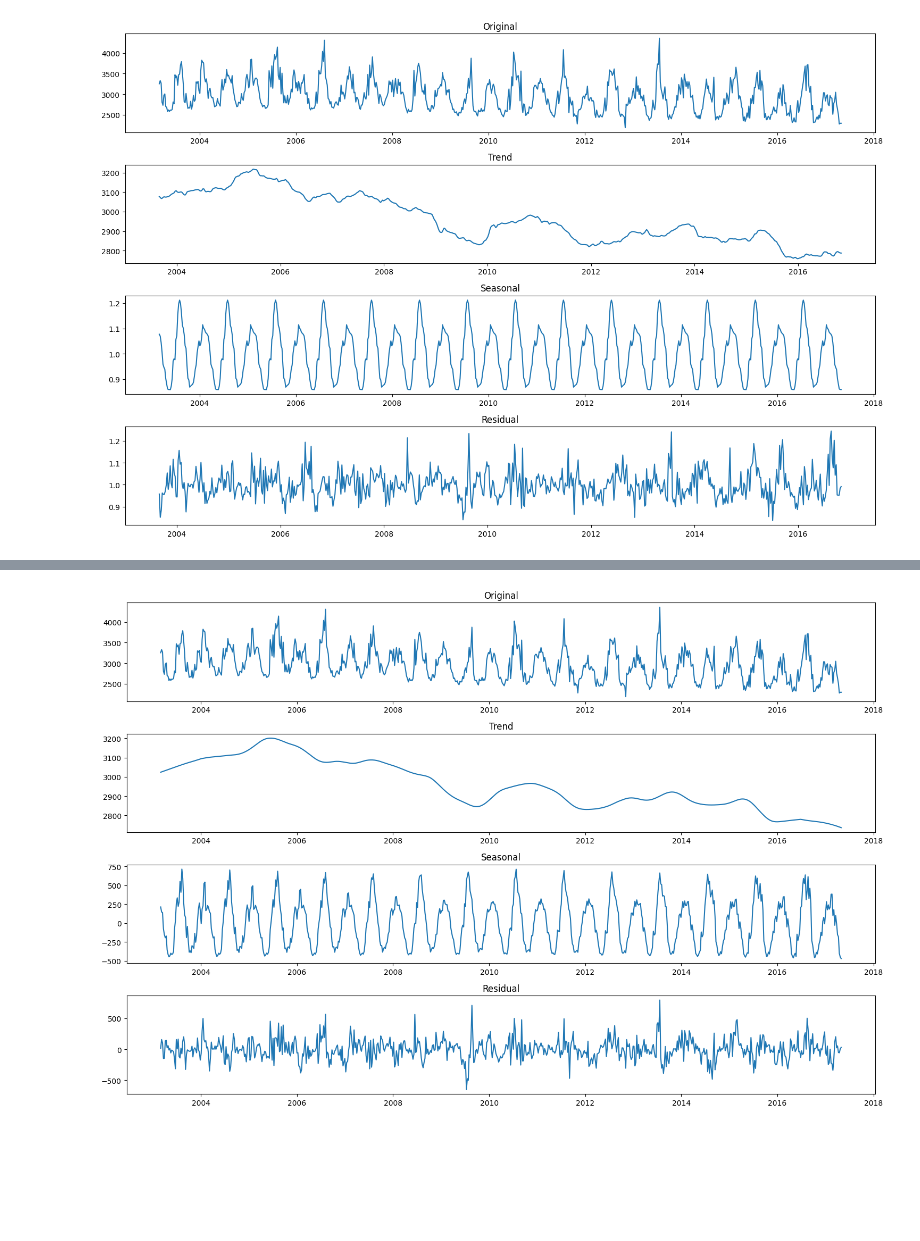
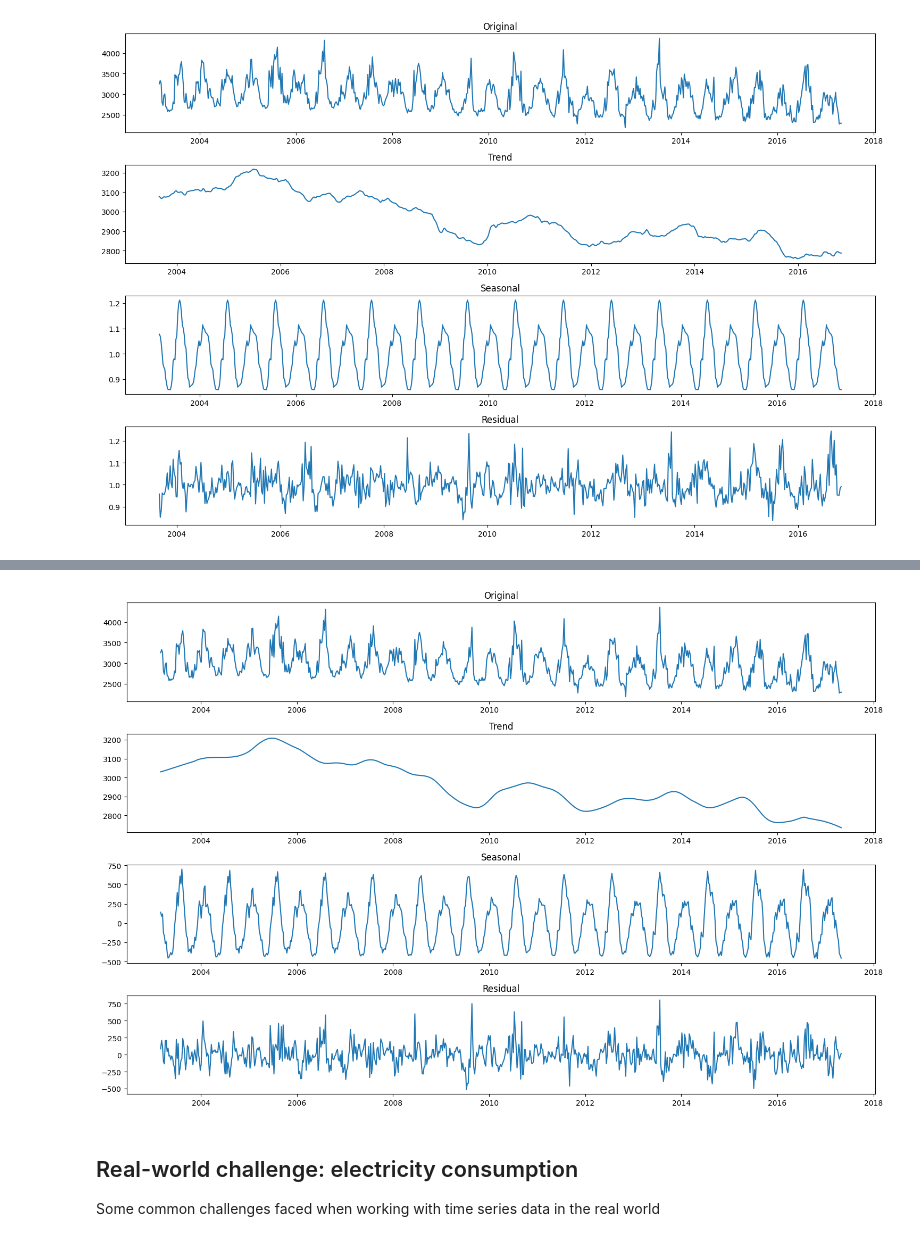
Before and after one commit to swhustla/comparison_of_time_series_methods, a Jupyter notebook: notebooks/DevDay_01_electricity_consumption.ipynb, the cells around one changed output, grey strips where cells are left out. Saved outputs shown, nothing was run; the diff lists cells and outputs as text; code cells hidden in the pictures; blank space fills up the shorter version.

```diff
--- a/notebooks/DevDay_01_electricity_consumption.ipynb
+++ b/notebooks/DevDay_01_electricity_consumption.ipynb
@@ -252,22 +281,25 @@ plt.show()
 # %%
 # Seasonal decomposition using the STL method
 
 from statsmodels.tsa.seasonal import STL
 
 # decompose the time series
-decomposition = STL(data, seasonal=13).fit()
+decomposition_STL = STL(data, seasonal=53, period=52).fit()
 
 # plot the decomposition
 fig, (ax1, ax2, ax3, ax4) = plt.subplots(4, 1, figsize=(15, 10))
 ax1.plot(data)
 ax1.set_title("Original")
-ax2.plot(decomposition.trend)
+ax2.plot(decomposition_STL.trend)
 ax2.set_title("Trend")
-ax3.plot(decomposition.seasonal)
+ax3.plot(decomposition_STL.seasonal)
 ax3.set_title("Seasonal")
-ax4.plot(decomposition.resid)
+ax4.plot(decomposition_STL.resid)
 ax4.set_title("Residual")
 plt.tight_layout()
 plt.show()
 # %% [output]
-[figure, old version]
+[figure, new version]
+# %% [markdown]
+## Real-world challenge: electricity consumption
+Some common challenges faced when working with time series data in the real world
```
Also changed, not shown: parts of 5 cells of this notebook.
